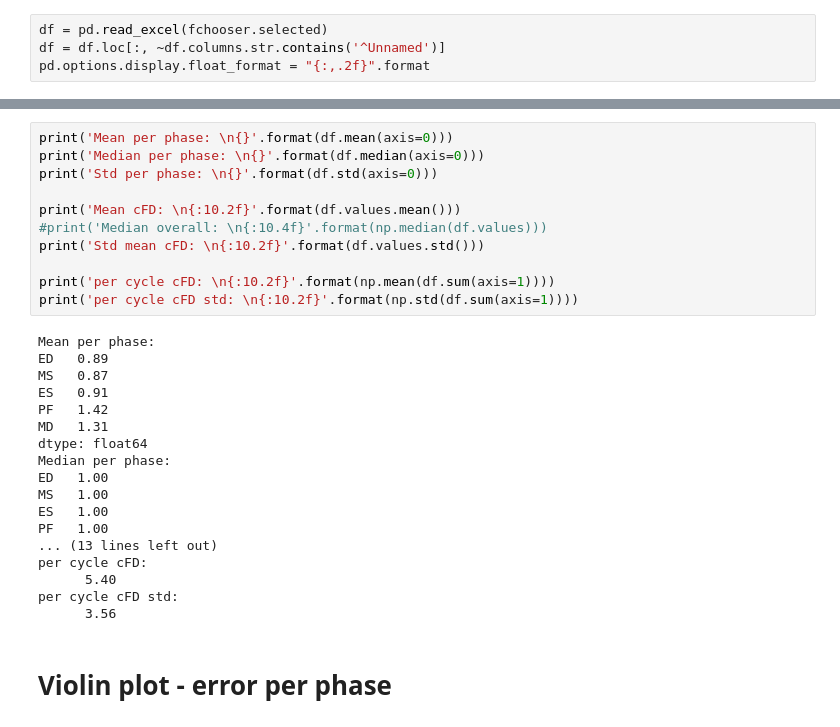
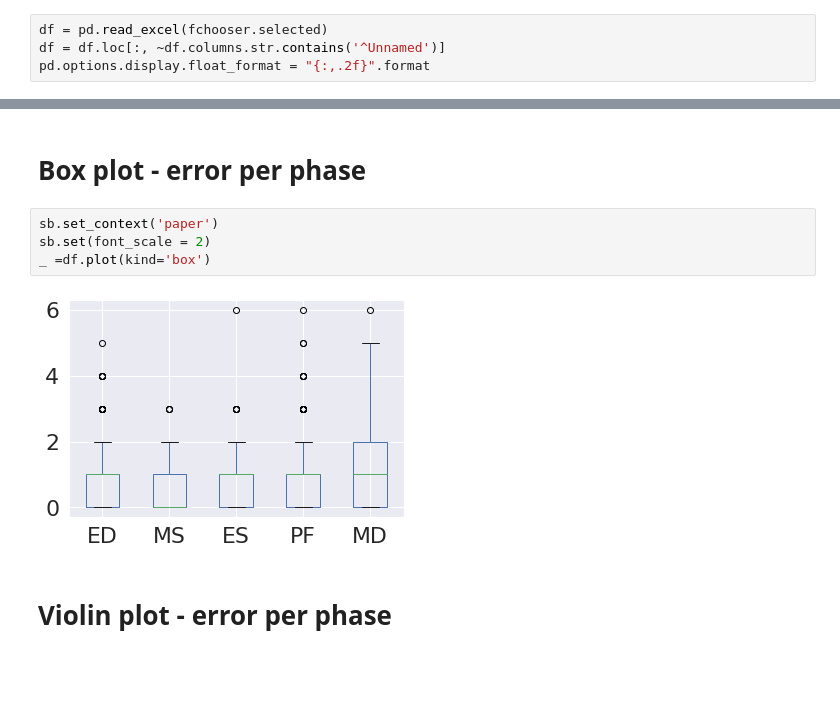
Before and after one commit to Cardio-AI/cmr-phase2phase-registration, a Jupyter notebook: notebooks/Evaluate/Evaluate_cv.ipynb, the cells around one changed output, grey strips where cells are left out. Cells and saved outputs as stored; diff of their text form; blank space fills up the shorter version.

```diff
--- a/notebooks/Evaluate/Evaluate_cv.ipynb
+++ b/notebooks/Evaluate/Evaluate_cv.ipynb
@@ -184,32 +185,11 @@ df_summarized
-# %%
-print('Mean per phase: \n{}'.format(df.mean(axis=0)))
-print('Median per phase: \n{}'.format(df.median(axis=0)))
-print('Std per phase: \n{}'.format(df.std(axis=0)))
-
-print('Mean cFD: \n{:10.2f}'.format(df.values.mean()))
-#print('Median overall: \n{:10.4f}'.format(np.median(df.values)))
-print('Std mean cFD: \n{:10.2f}'.format(df.values.std()))
-
-print('per cycle cFD: \n{:10.2f}'.format(np.mean(df.sum(axis=1))))
-print('per cycle cFD std: \n{:10.2f}'.format(np.std(df.sum(axis=1))))
-# %% [output]
-Mean per phase:
-ED   0.89
-MS   0.87
-ES   0.91
-PF   1.42
-MD   1.31
-dtype: float64
-Median per phase:
-ED   1.00
-MS   1.00
-ES   1.00
-PF   1.00
-... (13 lines left out)
-per cycle cFD:
-      5.40
-per cycle cFD std:
-      3.56
+# %% [markdown]
+# Box plot - error per phase
+# %%
+sb.set_context('paper')
+sb.set(font_scale = 2)
+_ =df.plot(kind='box')
+# %% [output]
+[figure, added]
 # %% [markdown]
 # Violin plot - error per phase
 # %%
```
Also changed, not shown: parts of 2 cells of this notebook, 1 other file.
